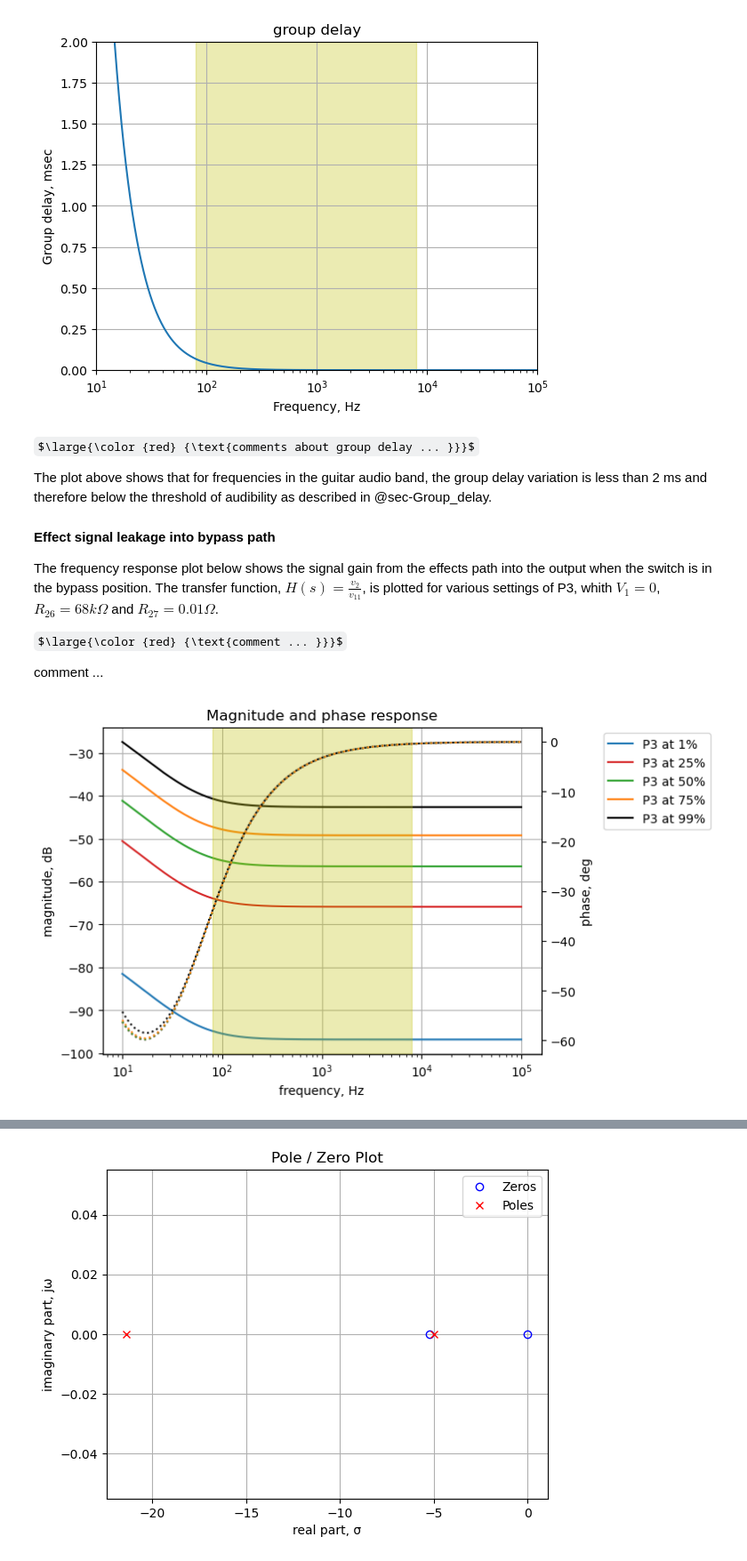
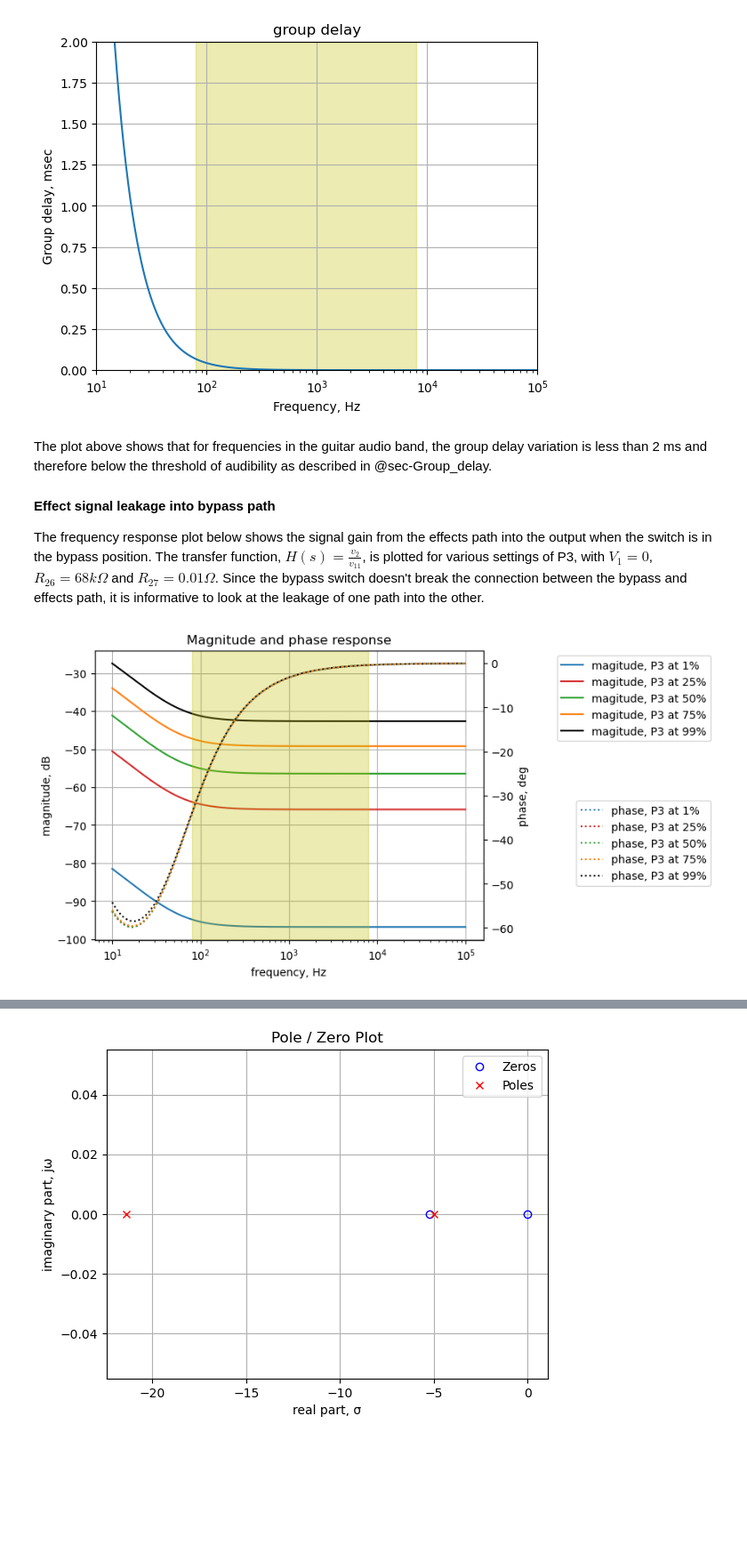
Before and after one commit to Tiburonboy/Symbolic-Modified-Nodal-Analysis-using-Python, a Jupyter notebook: backup/Klon Centaur part 1.ipynb, the cells around one changed output, grey strips where cells are left out. Shown at 89% size. Saved outputs shown, nothing was run; the diff lists cells and outputs as text; code cells hidden in the pictures; some formulas as TeX source; blank space fills up the shorter version.

```diff
--- a/backup/Klon Centaur part 1.ipynb
+++ b/backup/Klon Centaur part 1.ipynb
@@ -745,7 +770,6 @@ Plot the frequency respose of the bypass circuit, $H(s)=\frac {v_2} {V_1}$, for
 #| fig-cap: Bypass path magnitude and phase response
 
 output_setting = np.array([1,25,50,75,99])
-#level_value = 10e3
 
 color_list = ['tab:blue','tab:red','tab:green','tab:orange','k']
 
@@ -779,16 +803,17 @@ for i in range (len(output_setting)):
     w, mag, phase = signal.bode((a, b), w=x) # returns: rad/s, mag in dB, phase in deg
 
     # plot the results.
-    ax1.semilogx(w/(2*np.pi), mag,'-',color=color_list[i],label='P3 at {:.0f}%'.format(output_setting[i]))    # magnitude plot
-    ax2.semilogx(w/(2*np.pi), phase,':',color=color_list[i],label='P3 at {:.0f}%'.format(output_setting[i]))  # phase plot
+    ax1.semilogx(w/(2*np.pi), mag,'-',color=color_list[i],label='magitude, P3 at {:.0f}%'.format(output_setting[i]))    # magnitude plot
+    ax2.semilogx(w/(2*np.pi), phase,':',color=color_list[i],label='phase, P3 at {:.0f}%'.format(output_setting[i]))  # phase plot
 
 # highlight the guitar audio band, 80 to 8kHz
 plt.axvspan(80, 8e3, color='y', alpha=0.3)
 
-#ax1.legend(loc='lower left')
-#ax2.legend(loc='lower right')
+# position legends outside the graph
+ax1.legend(bbox_to_anchor=(1.6,1)) # magitude legend position: relative (horizontal position, vertical position)
+ax2.legend(bbox_to_anchor=(1.6,0.5)) # phase legend position:
+
 ax1.set_ylim((-0.5,0))
-ax1.legend()
 ax1.grid()
 plt.title('Magnitude and phase response at various rotational positions')
 plt.show()
@@ -954,0 +969,3 @@ The following python code calculates and plots the group delay for the transfer
+# %%
+fn = 'Klon-Centaur_bypass_v1.csv' # data from LTSpice
+LTSpice_data = np.genfromtxt(fn, delimiter=',',skip_header=1)
@@ -954,0 +974,11 @@ The following python code calculates and plots the group delay for the transfer
+# %%
+# initialize some empty arrays
+time = np.zeros(len(LTSpice_data))
+voltage1 = np.zeros(len(LTSpice_data))
+voltage2 = np.zeros(len(LTSpice_data))
+
+# convert the csv data to complex numbers and store in the array
+for i in range(len(LTSpice_data)):
+    time[i] = LTSpice_data[i][0]
+    voltage1[i] = LTSpice_data[i][1]
+    voltage2[i] = LTSpice_data[i][2]
@@ -955,4 +1009,7 @@ The following python code calculates and plots the group delay for the transfer
 # %%
+x = np.logspace(1, 5, 2000, endpoint=False)*2*np.pi
+w, mag, phase = signal.bode((a, b), w=x) # returns: rad/s, mag in dB, phase in deg
+
 plt.title('group delay')
 plt.semilogx(w/(2*np.pi), -np.gradient(phase*np.pi/180)/np.gradient(w)*1000,'-',label='group delay')
 
@@ -969,16 +1026,10 @@ plt.show()
 # %% [output]
 [figure]
 # %% [markdown]
-$\large{\color {red} {\text{comments about group delay ... }}}$
-
 The plot above shows that for frequencies in the guitar audio band, the group delay variation is less than 2 ms and therefore below the threshold of audibility as described in @sec-Group_delay.
 
 #### Effect signal leakage into bypass path
-The frequency response plot below shows the signal gain from the effects path into the output when the switch is in the bypass position. The transfer function, $H(s)=\frac {v_2} {v_{11}}$, is plotted for various settings of P3, whith $V_1=0$, $R_{26}=68k\Omega$ and $R_{27}=0.01\Omega$.
-
-$\large{\color {red} {\text{comment ... }}}$
-
-comment ...
+The frequency response plot below shows the signal gain from the effects path into the output when the switch is in the bypass position. The transfer function, $H(s)=\frac {v_2} {v_{11}}$, is plotted for various settings of P3, with $V_1=0$, $R_{26}=68k\Omega$ and $R_{27}=0.01\Omega$. Since the bypass switch doesn't break the connection between the bypass and effects path, it is informative to look at the leakage of one path into the other.
 # %%
 #| label: fig-bypass-path-effect-leakage-freq-plot
 #| echo: true
@@ -1004,39 +1055,40 @@ color = 'k'
 ax2.set_ylabel('phase, deg',color=color)
 ax2.tick_params(axis='y', labelcolor=color)
 
 x = np.logspace(1, 5, 2000, endpoint=False)*2*np.pi
 
 for i in range(len(output_setting)):
 
     element_values[Rp3a] = p3_value - audio_pot_10k(output_setting[i])
     element_values[Rp3b] = audio_pot_10k(output_setting[i])
 
     NE = NE_sym.subs(element_values)
     U = solve(NE,X)
     H = U[v2]/U[v11]
     num, denom = fraction(H) #returns numerator and denominator
 
     # convert symbolic to numpy polynomial
     a = np.array(Poly(num, s).all_coeffs(), dtype=float)
     b = np.array(Poly(denom, s).all_coeffs(), dtype=float)
 
     w, mag, phase = signal.bode((a, b), w=x) # returns: rad/s, mag in dB, phase in deg
 
     # plot the results.
-    ax1.semilogx(w/(2*np.pi), mag,'-',color=color_list[i],label='P3 at {:.0f}%'.format(output_setting[i]))    # magnitude plot
-    ax2.semilogx(w/(2*np.pi), phase,':',color=color_list[i],label='P3 at {:.0f}%'.format(output_setting[i]))  # phase plot
+    ax1.semilogx(w/(2*np.pi), mag,'-',color=color_list[i],label='magitude, P3 at {:.0f}%'.format(output_setting[i]))    # magnitude plot
+    ax2.semilogx(w/(2*np.pi), phase,':',color=color_list[i],label='phase, P3 at {:.0f}%'.format(output_setting[i]))  # phase plot
 
 # highlight the guitar audio band, 80 to 8kHz
 plt.axvspan(80, 8e3, color='y', alpha=0.3)
 
-#ax1.legend(loc='lower left')
-#ax2.legend(loc='lower right')
-ax1.legend(bbox_to_anchor=(1.4,1))
+# position legends outside the graph
+ax1.legend(bbox_to_anchor=(1.6,1)) # magnitude legend position: relative (horizontal position, vertical position)
+ax2.legend(bbox_to_anchor=(1.6,0.5)) # phase legend position:
+
 ax1.grid()
 plt.title('Magnitude and phase response')
 plt.show()
 # %% [output]
-[figure, old version]
+[figure, new version]
 # %% [markdown]
 The plot above shows that the effects signal is isolated from the bypass signal by more than 40 dB over the audio band of the guitar.
 
```
Also changed, not shown: parts of 190 cells of this notebook, 2 other files.
